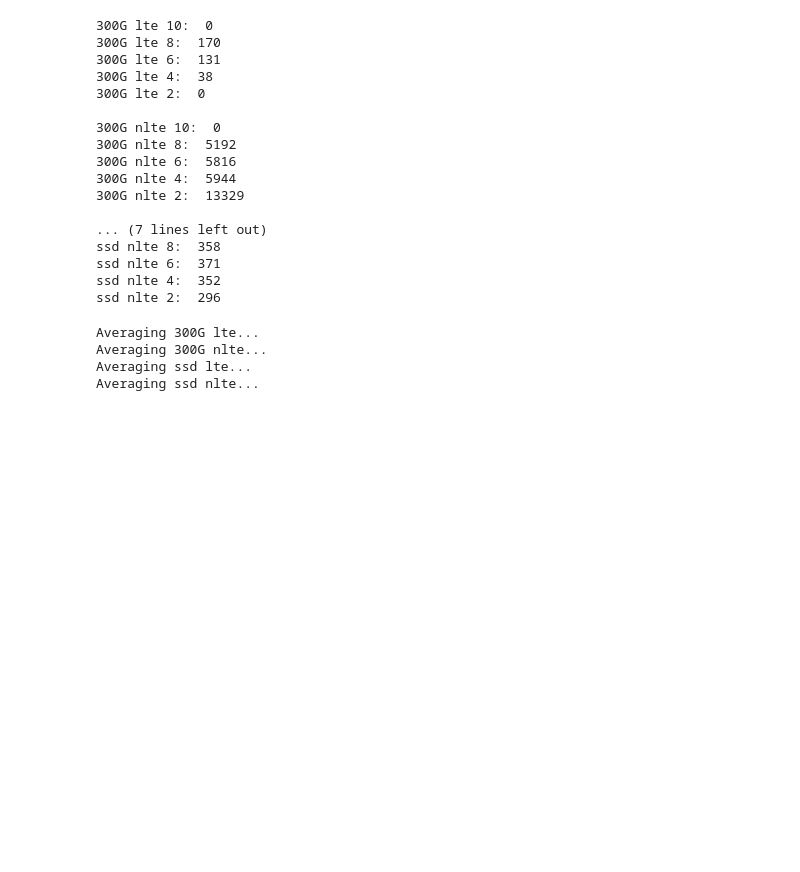
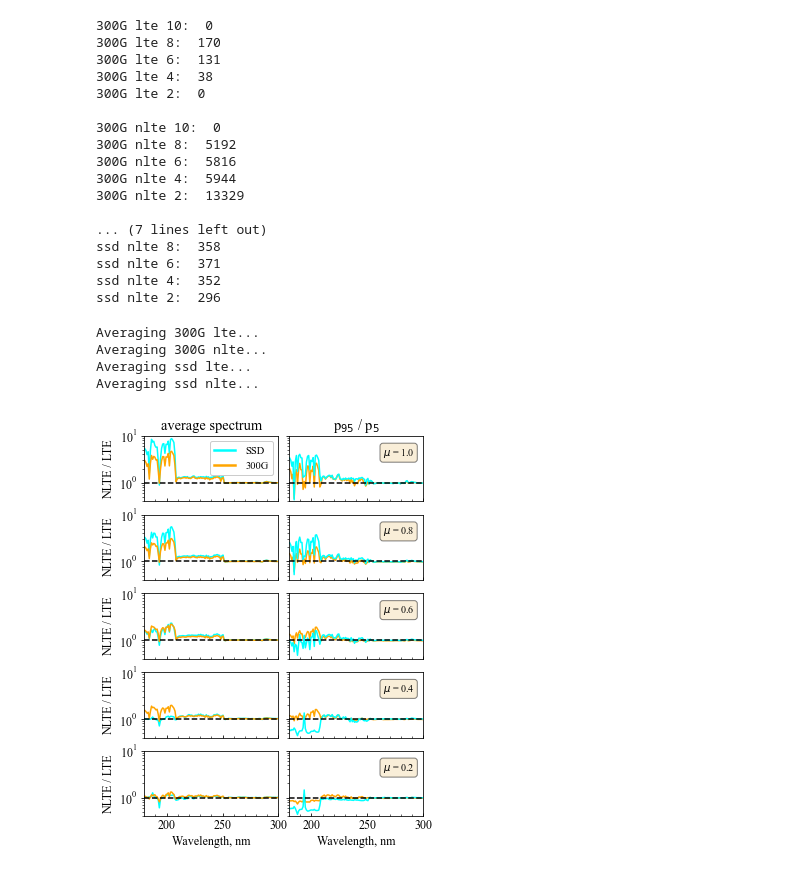
Before and after one commit to rtagirov/1.5D_mac, a Jupyter notebook: veronika/nlte_spec_veronika.ipynb, the cells around one changed output. Drawn from its saved outputs; the diff is of its cells as text; code cells hidden in the pictures; blank space fills up the shorter version.

```diff
--- a/veronika/nlte_spec_veronika.ipynb
+++ b/veronika/nlte_spec_veronika.ipynb
@@ -784,7 +784,8 @@ mu = ['0.2', '0.4', '0.6', '0.8', '1.0']
 
 w = np.arange(180, 300, 1) + 0.5
 
-fig, ax = plt.subplots(nrows = 5, ncols = 2, figsize = (6.6, 7))
+#fig, ax = plt.subplots(nrows = 5, ncols = 2, figsize = (6.6, 7))
+fig, ax = plt.subplots(nrows = 5, ncols = 2, figsize = (5, 7))
 
 plt.subplots_adjust(hspace = 0.2, wspace = 0.08)
 
@@ -796,18 +797,18 @@ for i in range(5):
     Is_nlte_pr[i, :] = Is_nlte_pu[i, :] / Is_nlte_pd[i, :]
     Is_lte_pr[i, :] =  Is_lte_pu[i, :]  / Is_lte_pd[i, :]
 
+    ax[4 - i, 0].plot(w, Is_nlte[i, :] / Is_lte[i, :], label = 'SSD', color = 'cyan')
     ax[4 - i, 0].plot(w, I3_nlte[i, :] / I3_lte[i, :], label = '300G', color = 'orange')
-    ax[4 - i, 0].plot(w, Is_nlte[i, :] / Is_lte[i, :], label = 'SSD', color = 'blue')
 
     ax[4 - i, 1].plot(w, I3_nlte_pr[i, :] / I3_lte_pr[i, :], label = '300G', color = 'orange')
-    ax[4 - i, 1].plot(w, Is_nlte_pr[i, :] / Is_lte_pr[i, :], label = 'ssd', color = 'blue')
+    ax[4 - i, 1].plot(w, Is_nlte_pr[i, :] / Is_lte_pr[i, :], label = 'ssd', color = 'cyan')
 
     ax[4 - i, 0].axhline(y = 1.0, color = 'k', linestyle = '--')
     ax[4 - i, 1].axhline(y = 1.0, color = 'k', linestyle = '--')
 
     ax[4 - i, 0].set_ylabel('NLTE / LTE')
 
-    ax[4 - i, 1].text(272, 6, r'$\mu$ = ' + mu[i], fontsize = 10, verticalalignment = 'top', bbox = props)
+    ax[4 - i, 1].text(264, 6, r'$\mu$ = ' + mu[i], fontsize = 10, verticalalignment = 'top', bbox = props)
 
     ax[4 - i, 0].set_xlim(180, 300)
     ax[4 - i, 1].set_xlim(180, 300)
@@ -817,35 +818,37 @@ for i in range(5):
 
     ax[4 - i, 0].xaxis.set_major_locator(MultipleLocator(50))
     ax[4 - i, 0].xaxis.set_minor_locator(AutoMinorLocator(5))
 
     ax[4 - i, 1].xaxis.set_major_locator(MultipleLocator(50))
     ax[4 - i, 1].xaxis.set_minor_locator(AutoMinorLocator(5))
 
     ax[4 - i, 0].tick_params(axis = 'x', which = 'both', direction = 'in')
     ax[4 - i, 1].tick_params(axis = 'x', which = 'both', direction = 'in')
 
     ax[4 - i, 0].set_yscale('log')
     ax[4 - i, 1].set_yscale('log')
 
     if i != 0:
 
         ax[4 - i, 0].xaxis.set_ticklabels([])
         ax[4 - i, 1].xaxis.set_ticklabels([])
 
 #    ax[4 - i, 0].yaxis.set_ticklabels([])
     ax[4 - i, 1].yaxis.set_ticklabels([])
 
 ax[4, 0].set_xlabel('Wavelength, nm')
 ax[4, 1].set_xlabel('Wavelength, nm')
 
 leg = ax[0, 0].legend(framealpha = 1, loc = 1, handletextpad = 1, prop = {'size': 10.5})
 
 for obj in leg.legendHandles: obj.set_linewidth(2.5)
 
-ax[0, 0].set_title('mean')
-ax[0, 1].set_title(r'P$_{95\%}$ / P$_{5\%}$')
+ax[0, 0].set_title('average spectrum')
+ax[0, 1].set_title(r'p$_{95}$ / p$_{5}$')
 
 plt.savefig('./fig/nlte_lte_ratio.pdf', bbox_inches = 'tight')
+# %% [output]
+[figure, added]
 # %%
 import matplotlib.pyplot as plt
 
```
Also changed, not shown: parts of 1 cell of this notebook, 10 other files.
